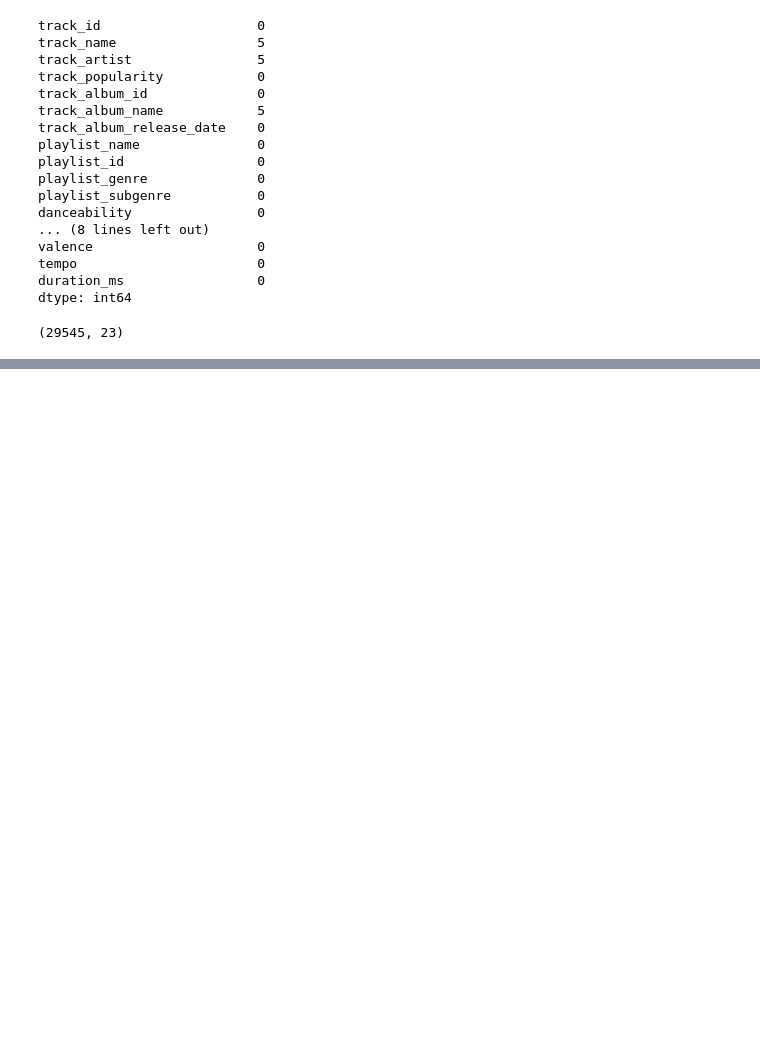
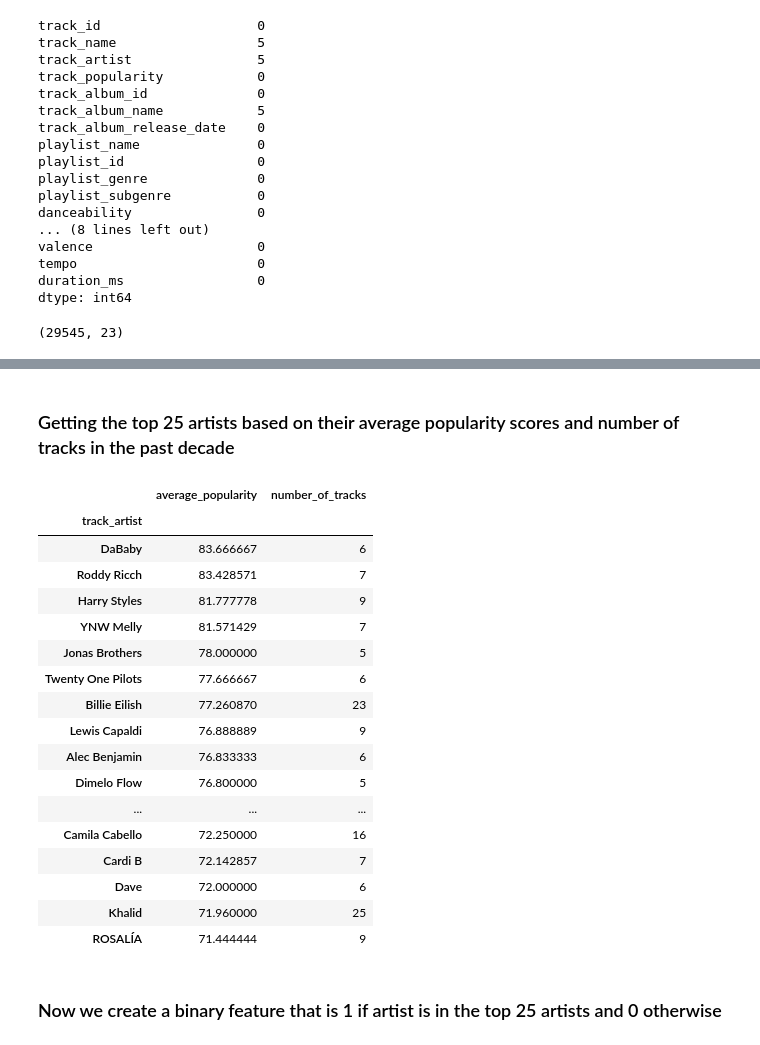
Before and after one commit to McGill-MMA-EnterpriseAnalytics/Spotify-Music, a Jupyter notebook: scratch/Data_Preprocessing.ipynb, the cells around one changed output, grey strips where cells are left out. Drawn from its saved outputs; the diff is of its cells as text; code cells hidden in the pictures; blank space fills up the shorter version.

```diff
--- a/scratch/Data_Preprocessing.ipynb
+++ b/scratch/Data_Preprocessing.ipynb
@@ -80,0 +77,4 @@ songs.shape
+# %%
+### Creating two new columns which count the number of distinct playlists and albums every unique track has appeared, like group by the track_id
+songs['num_playlists'] = songs.groupby('track_id')['playlist_id'].transform('nunique')
+songs['num_albums'] = songs.groupby('track_id')['track_album_id'].transform('nunique')
@@ -80,0 +98,5 @@ songs.shape
+# %%
+## Fetching the Month and Day from the release_date
+songs['track_album_release_date'] = pd.to_datetime(songs['track_album_release_date'])
+songs['release_month'] = songs['track_album_release_date'].dt.month
+songs['release_day'] = songs['track_album_release_date'].dt.day
@@ -80,0 +113,13 @@ songs.shape
+# %%
+## Converting the release_month and release_day to categorical variables bucketing the months into seasons and the days into first10, mid 10 and last 10 days of the month
+songs['release_month_category'] = songs['release_month'].map({1: 'Winter', 2: 'Winter', 3: 'Spring', 4: 'Spring', 5: 'Spring', 6: 'Summer', 7: 'Summer', 8: 'Summer', 9: 'Fall', 10: 'Fall', 11: 'Fall', 12: 'Winter'})
+songs['release_day_category'] = songs['release_day'].apply(lambda x: 'First10' if x <= 10 else ('Mid10' if x <= 20 else 'Last10'))
+# %%
+## Using athe release dates to get the weekdays and weekends and then creating a binary variable for is weekend yes or no
+songs['release_weekday'] = songs['track_album_release_date'].dt.dayofweek
+songs['is_weekend'] = songs['release_weekday'].apply(lambda x: 1 if x > 4 else 0)
+
+## Now we can drop the release weekday,release day and release month
+songs = songs.drop('release_month', axis=1)
+songs = songs.drop('release_weekday', axis=1)
+songs = songs.drop('release_day', axis=1)
@@ -80,0 +136,30 @@ songs.shape
+# %% [markdown]
+### Getting the top 25 artists based on their average popularity scores and number of tracks in the past decade
+# %%
+songs['release_year'] = songs['track_album_release_date'].dt.year
+songs_last_decade = songs[songs['release_year'] >= (songs['release_year'].max() - 10)]
+top_artists = songs_last_decade.groupby('track_artist').agg({'track_popularity':'mean', 'track_id':'count'}).rename(columns={'track_popularity':'average_popularity', 'track_id':'number_of_tracks'})
+top_artists = top_artists[top_artists['number_of_tracks'] >= 5] # Filter artists with at least 5 tracks
+top_artists = top_artists.sort_values(['average_popularity', 'number_of_tracks'], ascending=[False, False]).head(25)
+top_artists
+# %% [output]
+|  | average_popularity | number_of_tracks |
+| track_artist |  |  |
+| DaBaby | 83.666667 | 6 |
+| Roddy Ricch | 83.428571 | 7 |
+| Harry Styles | 81.777778 | 9 |
+| YNW Melly | 81.571429 | 7 |
+| Jonas Brothers | 78.000000 | 5 |
+| Twenty One Pilots | 77.666667 | 6 |
+| Billie Eilish | 77.260870 | 23 |
+| Lewis Capaldi | 76.888889 | 9 |
+| Alec Benjamin | 76.833333 | 6 |
+| Dimelo Flow | 76.800000 | 5 |
+| ... | ... | ... |
+| Camila Cabello | 72.250000 | 16 |
+| Cardi B | 72.142857 | 7 |
+| Dave | 72.000000 | 6 |
+| Khalid | 71.960000 | 25 |
+| ROSALÍA | 71.444444 | 9 |
+# %% [markdown]
+### Now we create a binary feature that is 1 if artist is in the top 25 artists and 0 otherwise
```
Also changed, not shown: parts of 18 cells of this notebook.
